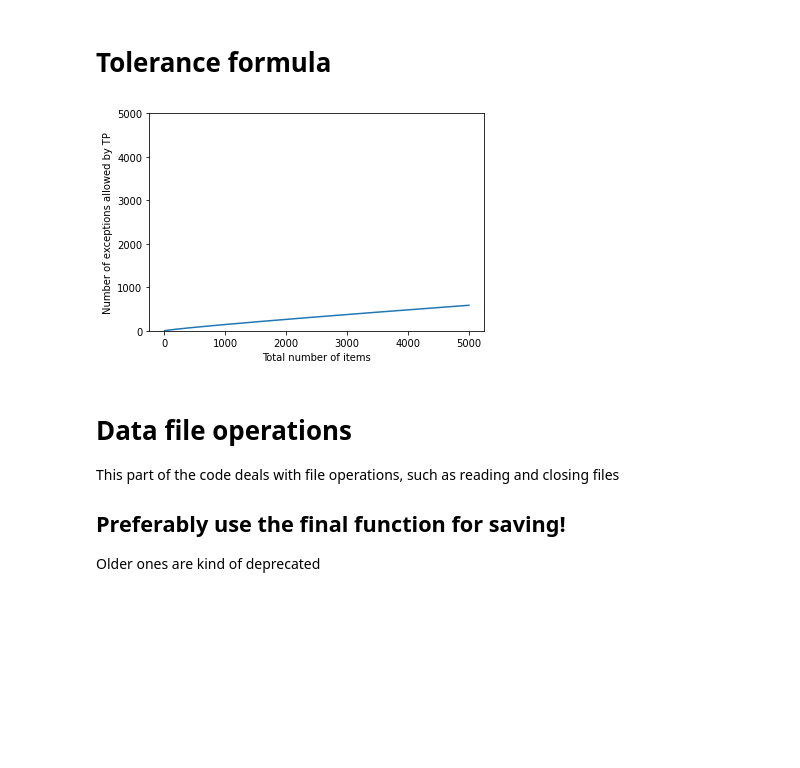
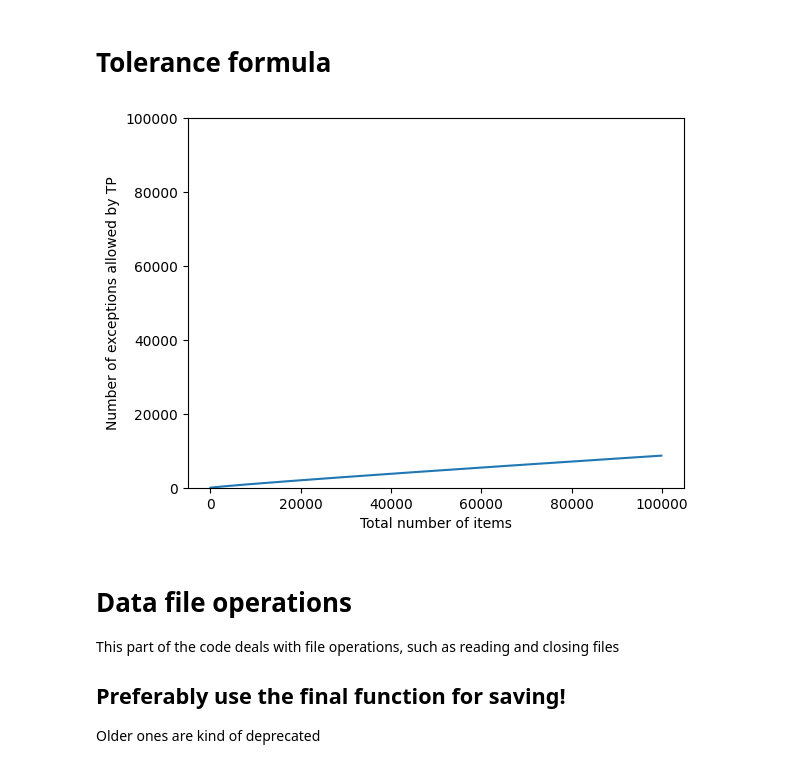
Before and after one commit to NienkeWessel/ThesisLinguistics, a Jupyter notebook: ProcessData.ipynb, the cells around one changed output. Cells and saved outputs as stored; diff of their text form; code cells hidden in the pictures; blank space fills up the shorter version.

```diff
--- a/ProcessData.ipynb
+++ b/ProcessData.ipynb
@@ -12,28 +12,29 @@ import re
 # %%
 def tolerance_formula(N, e):
     '''
     Tolerance formula from Yang, p. 9
     '''
     print(N, e)
     return e <= N/np.log(N)
 
 def tolerance_formula_plot(N):
     '''
     Tolerance formula from Yang, p. 9
     '''
     return N/np.log(N)
 
 def plot_tolerance():
-    N = np.arange(2,5000)
+    tot = 100000
+    N = np.arange(2,tot,100)
     plt.plot(N, tolerance_formula_plot(N))
-    plt.ylim(0, 5000)
+    plt.ylim(0, tot)
     plt.xlabel("Total number of items")
     plt.ylabel("Number of exceptions allowed by TP")
     plt.show()
 
 plot_tolerance()
 # %% [output]
-[figure, old version]
+[figure, new version]
 # %% [markdown]
 # Data file operations
 This part of the code deals with file operations, such as reading and closing files
```
Also changed, not shown: parts of 40 cells of this notebook.
